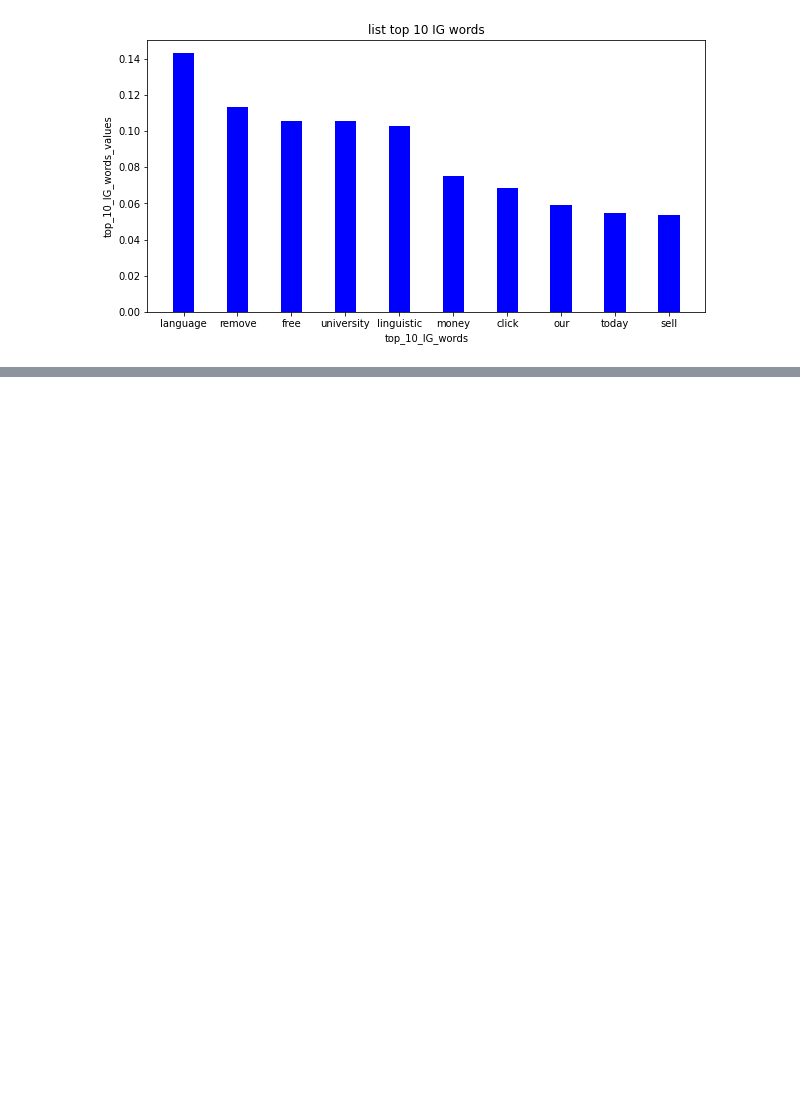
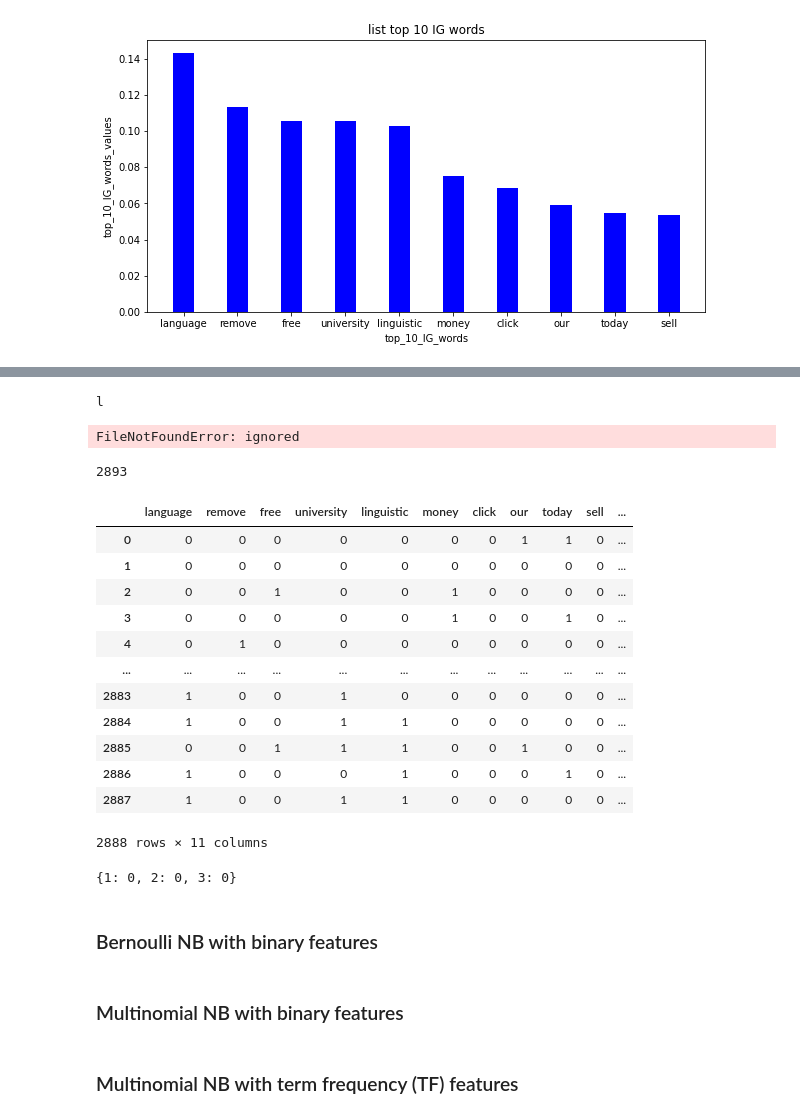
Before and after one commit to yeb2Binfang/ECE-GY-9163-ML-cyber, a Jupyter notebook: Lab/MLSec_Lab1.ipynb, the cells around one changed output, grey strips where cells are left out. Saved outputs shown, nothing was run; the diff lists cells and outputs as text; code cells hidden in the pictures; blank space fills up the shorter version.

```diff
--- a/Lab/MLSec_Lab1.ipynb
+++ b/Lab/MLSec_Lab1.ipynb
@@ -334,3 +342,7 @@ for key in IG_dict_sorted.keys():
   if k<1000:
     k+=1
     top_1000_words[key] = IG_dict_sorted[key]
+# %%
+# print out top 10 words and check their IG values
+for key in top_10_words.keys():
+  print(key, top_10_words[key])
@@ -353,0 +393,23 @@ plt.show()
+# %%
+def generateData(top_N_words, email_dict):
+  feature_list = []
+  if top_N_words==10:
+    feature_list = list(top_10_words.keys())
+  elif top_N_words==100:
+    feature_list = list(top_100_words.keys())
+  else:
+    feature_list = list(top_1000_words.keys())
+
+  data = []
+  for key in email_dict.keys():
+    temp_dict = dict.fromkeys(feature_list, 0)
+    for word in email_dict[key]:
+      if word in feature_list:
+        temp_dict[word] = 1
+
+    if 'spm' in key:
+      temp_dict['label'] = 1
+    else:
+      temp_dict['label'] = 0
+    data.append(temp_dict)
+  return data
@@ -353,0 +418,27 @@ plt.show()
+# %%
+test_spam_email_dict, test_ham_email_dict = separateSpamAndHam(test_lemm_stop, all_data)
+# %% [output]
+l
+FileNotFoundError: ignored
+# %%
+train_data_binary_feature = generateData(10, spam_email_dict) + generateData(10, ham_email_dict)
+# %%
+print(len(train_data_binary_feature))
+# %% [output]
+2893
+# %%
+df = pd.DataFrame.from_dict(train_data_binary_feature)
+# %% [output]
+|  | language | remove | free | university | linguistic | money | click | our | today | sell | ... |
+| 0 | 0 | 0 | 0 | 0 | 0 | 0 | 0 | 1 | 1 | 0 | ... |
+| 1 | 0 | 0 | 0 | 0 | 0 | 0 | 0 | 0 | 0 | 0 | ... |
+| 2 | 0 | 0 | 1 | 0 | 0 | 1 | 0 | 0 | 0 | 0 | ... |
+| 3 | 0 | 0 | 0 | 0 | 0 | 1 | 0 | 0 | 1 | 0 | ... |
+| 4 | 0 | 1 | 0 | 0 | 0 | 0 | 0 | 0 | 0 | 0 | ... |
+| ... | ... | ... | ... | ... | ... | ... | ... | ... | ... | ... | ... |
+| 2883 | 1 | 0 | 0 | 1 | 0 | 0 | 0 | 0 | 0 | 0 | ... |
+| 2884 | 1 | 0 | 0 | 1 | 1 | 0 | 0 | 0 | 0 | 0 | ... |
+| 2885 | 0 | 0 | 1 | 1 | 1 | 0 | 0 | 1 | 0 | 0 | ... |
+| 2886 | 1 | 0 | 0 | 0 | 1 | 0 | 0 | 0 | 1 | 0 | ... |
+| 2887 | 1 | 0 | 0 | 1 | 1 | 0 | 0 | 0 | 0 | 0 | ... |
+2888 rows × 11 columns
@@ -353,0 +447,12 @@ plt.show()
+# %%
+a = [1,2,3]
+temp_dict = dict.fromkeys(a, 0)
+print(temp_dict)
+# %% [output]
+{1: 0, 2: 0, 3: 0}
+# %% [markdown]
+### Bernoulli NB with binary features
+# %% [markdown]
+### Multinomial NB with binary features
+# %% [markdown]
+### Multinomial NB with term frequency (TF) features
```
Also changed, not shown: parts of 13 cells of this notebook.
